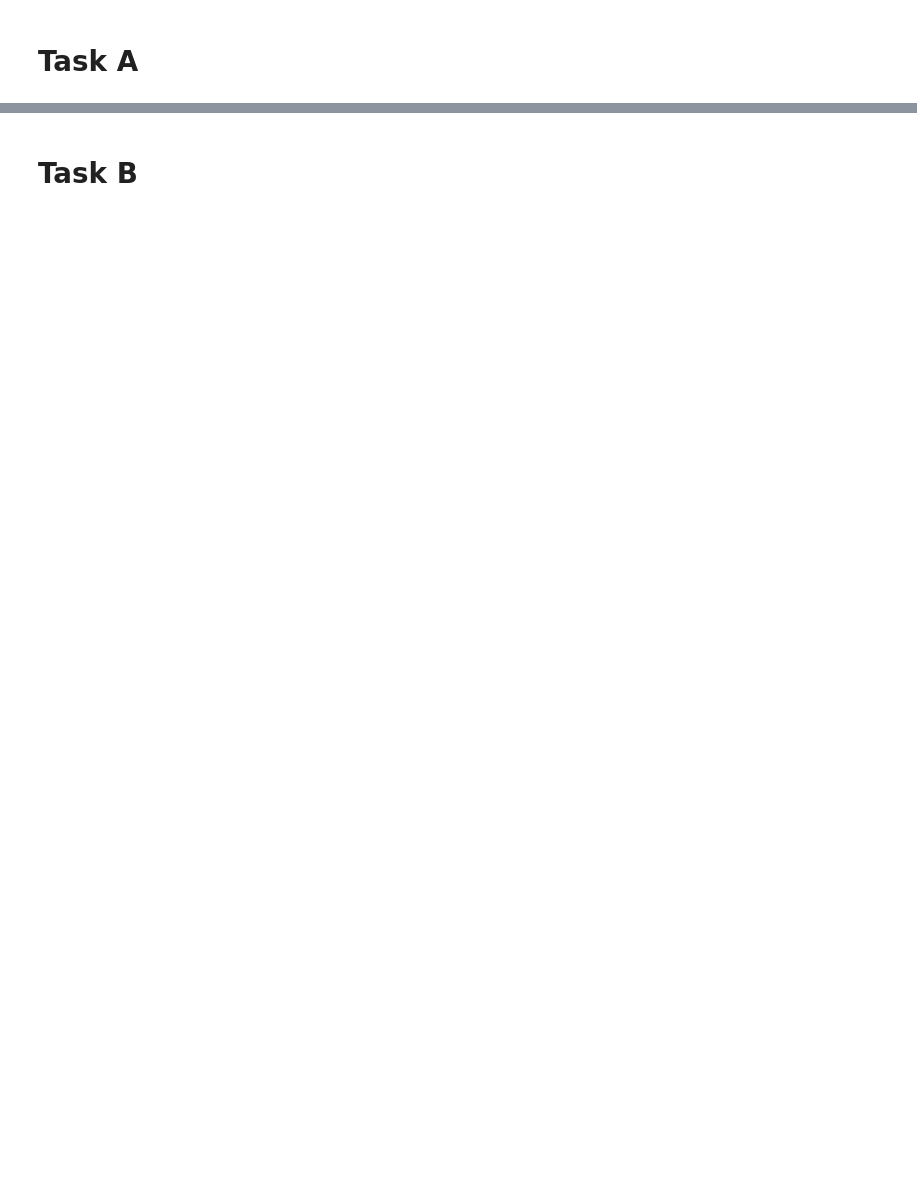
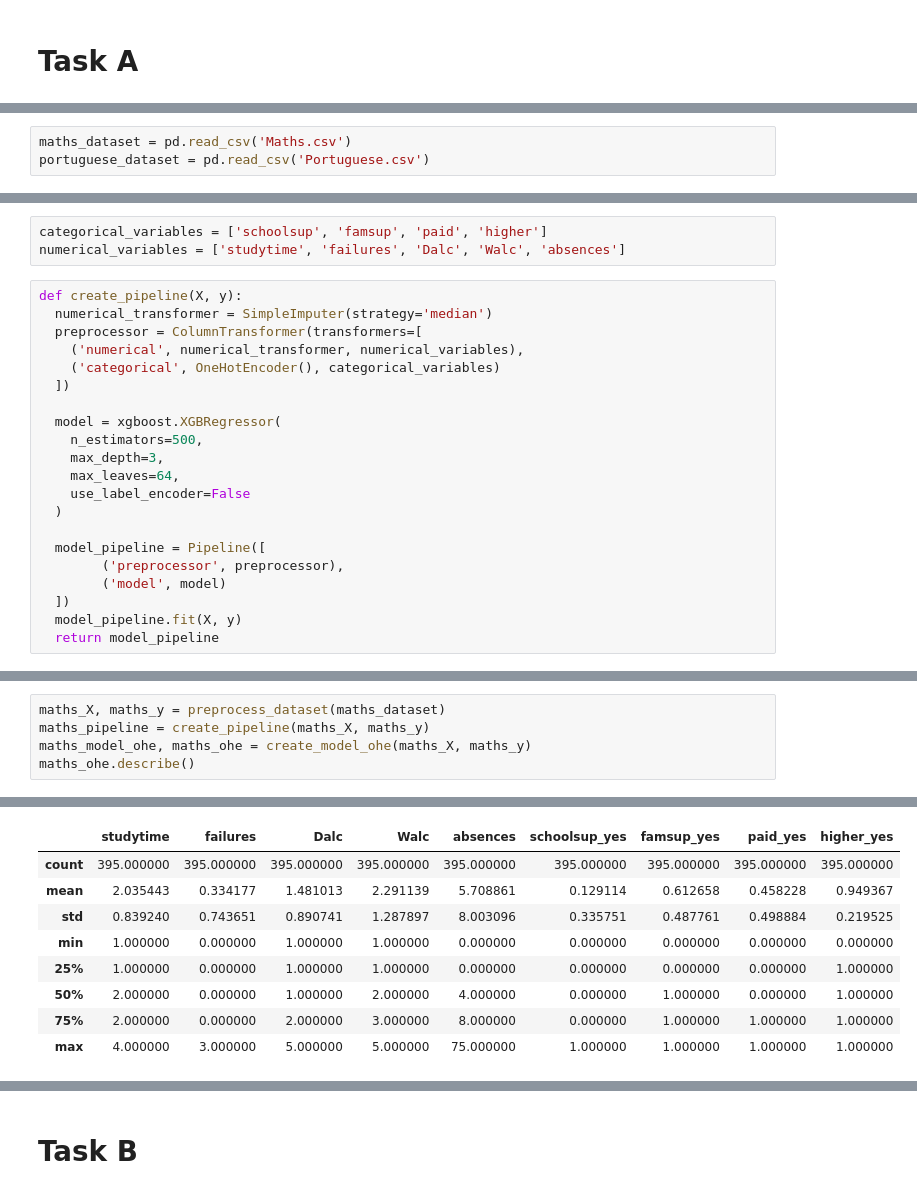
Before and after one commit to mim-uw/eXplainableMachineLearning-2023, a Jupyter notebook: Homeworks/HW2/StanislawFrejlak/Homework2.ipynb, the cells around one changed output, grey strips where cells are left out. Cells and saved outputs as stored; diff of their text form; blank space fills up the shorter version.

```diff
--- a/Homeworks/HW2/StanislawFrejlak/Homework2.ipynb
+++ b/Homeworks/HW2/StanislawFrejlak/Homework2.ipynb
@@ -4,0 +107,3 @@ I am sorry, I was not in time to finish Task A. I will do my best to finish it a
+# %%
+maths_dataset = pd.read_csv('Maths.csv')
+portuguese_dataset = pd.read_csv('Portuguese.csv')
@@ -4,0 +118,24 @@ I am sorry, I was not in time to finish Task A. I will do my best to finish it a
+# %%
+categorical_variables = ['schoolsup', 'famsup', 'paid', 'higher']
+numerical_variables = ['studytime', 'failures', 'Dalc', 'Walc', 'absences']
+# %%
+def create_pipeline(X, y):
+  numerical_transformer = SimpleImputer(strategy='median')
+  preprocessor = ColumnTransformer(transformers=[
+    ('numerical', numerical_transformer, numerical_variables),
+    ('categorical', OneHotEncoder(), categorical_variables)
+  ])
+
+  model = xgboost.XGBRegressor(
+    n_estimators=500,
+    max_depth=3,
+    max_leaves=64,
+    use_label_encoder=False
+  )
+
+  model_pipeline = Pipeline([
+        ('preprocessor', preprocessor),
+        ('model', model)
+  ])
+  model_pipeline.fit(X, y)
+  return model_pipeline
@@ -4,0 +170,6 @@ I am sorry, I was not in time to finish Task A. I will do my best to finish it a
+# %%
+maths_X, maths_y = preprocess_dataset(maths_dataset)
+maths_pipeline = create_pipeline(maths_X, maths_y)
+maths_model_ohe, maths_ohe = create_model_ohe(maths_X, maths_y)
+maths_ohe.describe()
+# %% [output]
@@ -4,0 +178,9 @@ I am sorry, I was not in time to finish Task A. I will do my best to finish it a
+|  | studytime | failures | Dalc | Walc | absences | schoolsup_yes | famsup_yes | paid_yes | higher_yes |
+| count | 395.000000 | 395.000000 | 395.000000 | 395.000000 | 395.000000 | 395.000000 | 395.000000 | 395.000000 | 395.000000 |
+| mean | 2.035443 | 0.334177 | 1.481013 | 2.291139 | 5.708861 | 0.129114 | 0.612658 | 0.458228 | 0.949367 |
+| std | 0.839240 | 0.743651 | 0.890741 | 1.287897 | 8.003096 | 0.335751 | 0.487761 | 0.498884 | 0.219525 |
+| min | 1.000000 | 0.000000 | 1.000000 | 1.000000 | 0.000000 | 0.000000 | 0.000000 | 0.000000 | 0.000000 |
+| 25% | 1.000000 | 0.000000 | 1.000000 | 1.000000 | 0.000000 | 0.000000 | 0.000000 | 0.000000 | 1.000000 |
+| 50% | 2.000000 | 0.000000 | 1.000000 | 2.000000 | 4.000000 | 0.000000 | 1.000000 | 0.000000 | 1.000000 |
+| 75% | 2.000000 | 0.000000 | 2.000000 | 3.000000 | 8.000000 | 0.000000 | 1.000000 | 1.000000 | 1.000000 |
+| max | 4.000000 | 3.000000 | 5.000000 | 5.000000 | 75.000000 | 1.000000 | 1.000000 | 1.000000 | 1.000000 |
```
Also changed, not shown: parts of 36 cells of this notebook, 1 other file.
